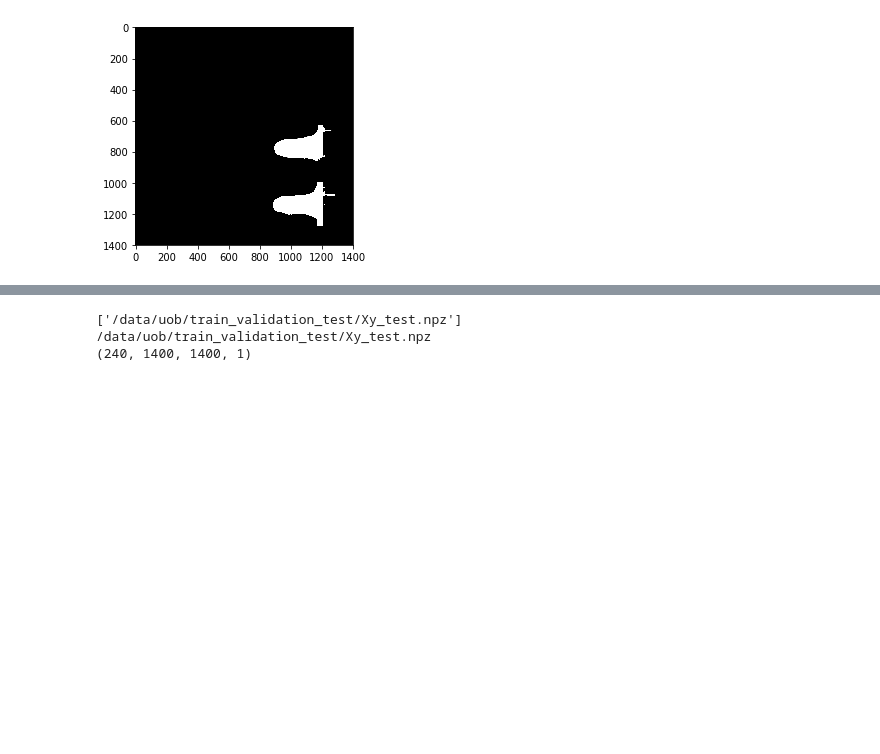
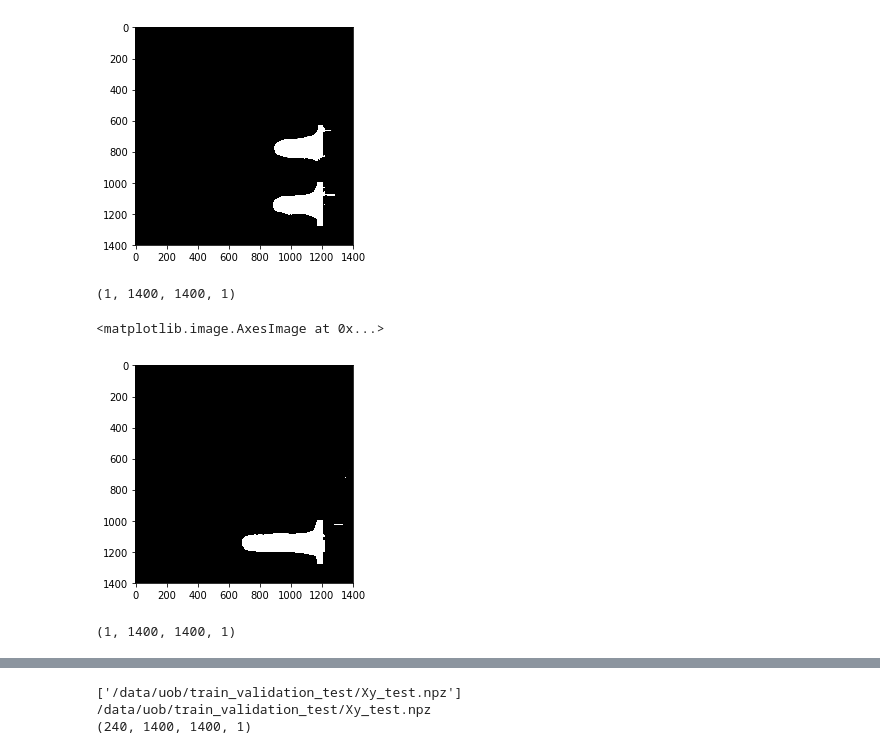
Before and after one commit to cdesio/leaf_reco, a Jupyter notebook: notebooks/predict_models.ipynb, the cells around one changed output, grey strips where cells are left out. Saved outputs shown, nothing was run; the diff lists cells and outputs as text; code cells hidden in the pictures; blank space fills up the shorter version.

Commit message:
tested retrain 1500 epochs

```diff
--- a/notebooks/predict_models.ipynb
+++ b/notebooks/predict_models.ipynb
@@ -275,3 +277,17 @@ plt.imshow(pred15double[0,...,0], cmap='gray')
 # %% [output]
 <matplotlib.image.AxesImage at 0x...>
 [figure]
+# %%
+model1250 = get_unet()
+
+model1250.load_weights('/data/uob/trained_models/retrained_UNet_1000+250epochs.hdf5')
+# %%
+pred_1250 = model1250.predict(X_test["x"][0][np.newaxis,...])
+pred_1250.shape
+# %% [output]
+(1, 1400, 1400, 1)
+# %%
+plt.imshow(pred_1250[0,...,0], cmap='gray')
+# %% [output]
+<matplotlib.image.AxesImage at 0x...>
+[figure, added]
@@ -277,0 +297,5 @@ plt.imshow(pred15double[0,...,0], cmap='gray')
+# %%
+pred_1500 = model1500.predict(X_test["x"][0][np.newaxis,...])
+pred_1500.shape
+# %% [output]
+(1, 1400, 1400, 1)
```
Also changed, not shown: parts of 13 cells of this notebook.
